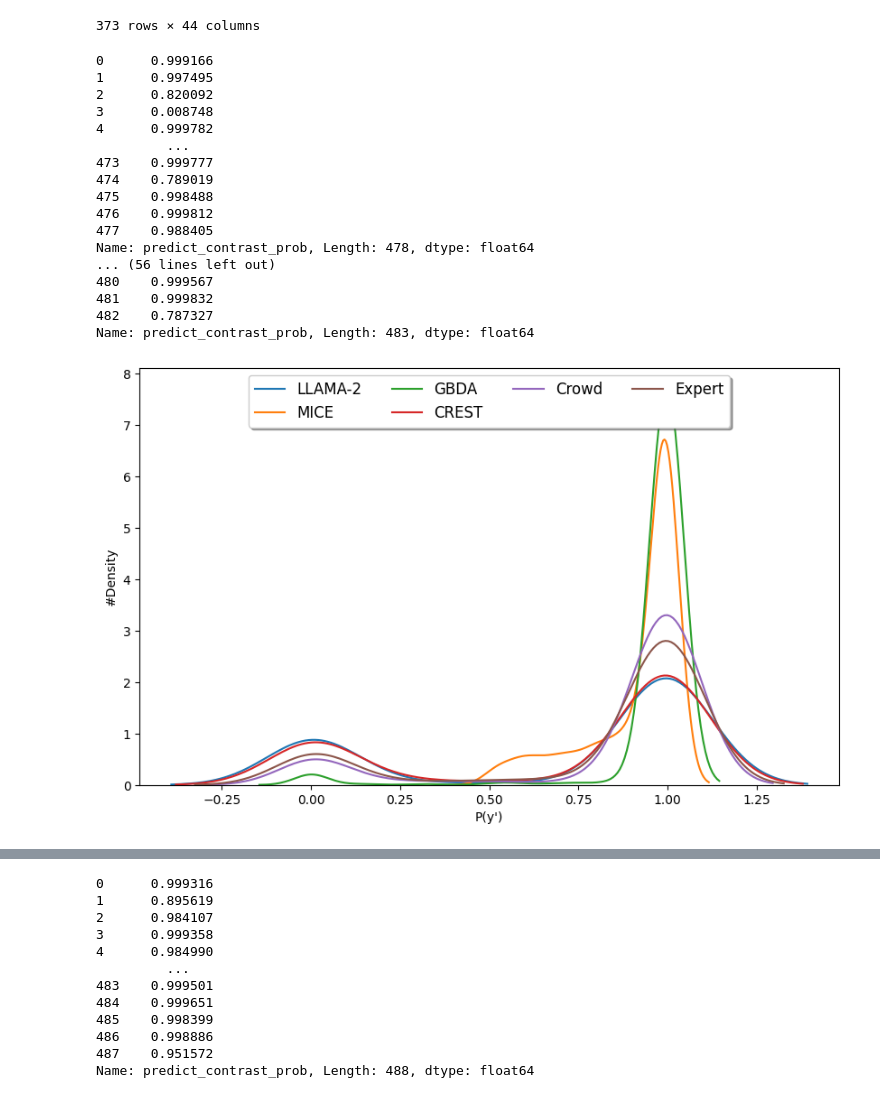
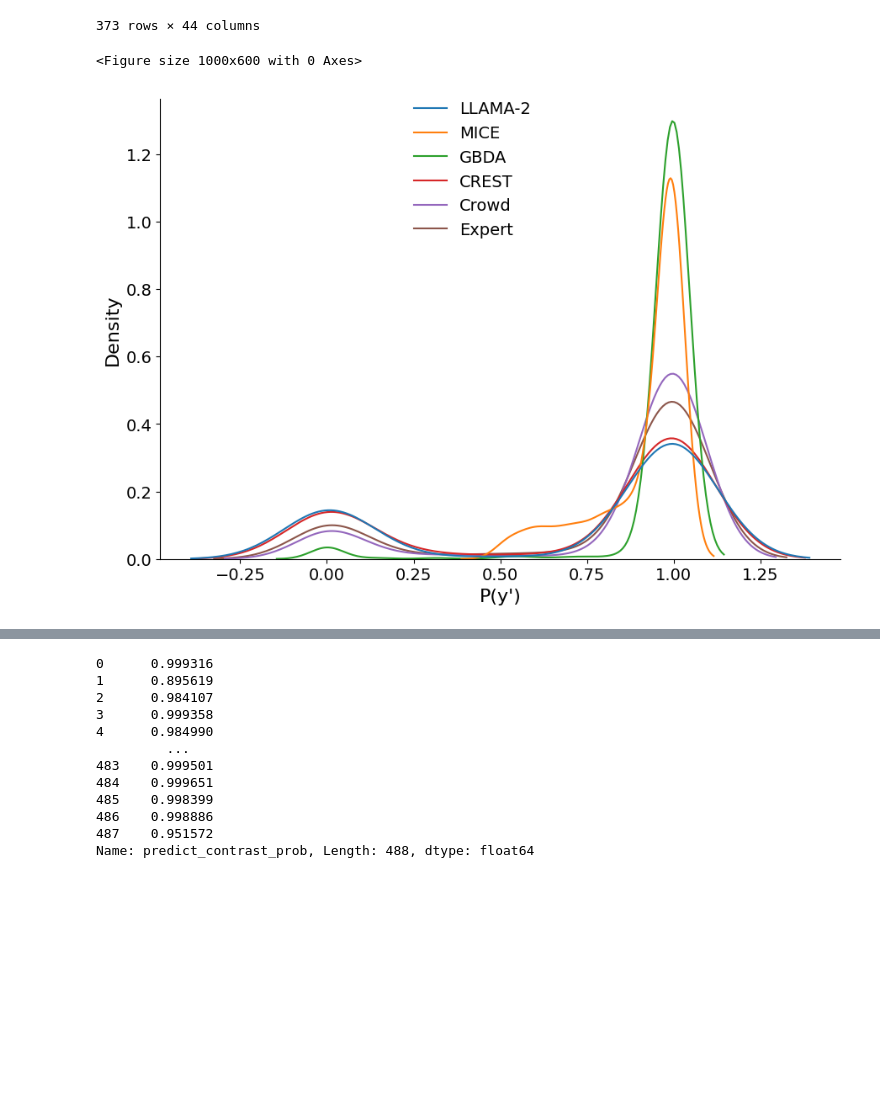
Before and after one commit to aix-group/CEval---Counterfactual-Generation-Benchmark, a Jupyter notebook: results/analysis.ipynb, the cells around one changed output, grey strips where cells are left out. Saved outputs shown, nothing was run; the diff lists cells and outputs as text; code cells hidden in the pictures; blank space fills up the shorter version.

```diff
--- a/results/analysis.ipynb
+++ b/results/analysis.ipynb
@@ -724,47 +724,47 @@ df
 # %%
 import seaborn as sns
 import numpy
 import matplotlib.pyplot as plt
 import pandas as pd
-bins = numpy.linspace(0, 1.05, num=20) -0.025
+data = None
+# bins = numpy.linspace(0, 1.05, num=20) -0.025
 methods = ["llama_1", "mice", "gbda", "crest", "crowd", "expert"]
 labels = ["LLAMA-2", "MICE", "GBDA", "CREST", "Crowd", "Expert"]
 # Plotting histograms
 plt.figure(figsize=(10, 6))  # Adjust figure size if needed
-for name, method in zip(labels, methods):
+# for name, method in zip(labels, methods):
+#     df = pd.read_csv(f"imdb/{method}/results_auto_eval.csv")
+#     print(df['predict_contrast_prob'])
+#     sns.kdeplot(df['predict_contrast_prob'].to_list(), label=name,common_norm=True)
+for method in methods:
     df = pd.read_csv(f"imdb/{method}/results_auto_eval.csv")
-    print(df['predict_contrast_prob'])
-    sns.kdeplot(df['predict_contrast_prob'].to_list(), label=name)
+    data = pd.concat([data, df['predict_contrast_prob']], axis=1)
+
+# Rename columns for better labeling
+data.columns = labels
+
+# Create a displot
+g = sns.displot(data, kind='kde', fill=False, height=6, aspect=1.5)
+    # sns.histplot(df['predict_contrast_prob'].to_list(), bins=20, kde=True, hist=False, label=f"{name}", fill=True)
 # sns.kdeplot(df['orig_contrast_probs'].to_list(),label="Original")
 # Adding labels and title
-plt.xlabel('P(y\')')
-plt.ylabel('#Density')
+plt.xlabel('P(y\')', fontsize=16)
+plt.ylabel('Density', fontsize=16)
 plt.title('')
-
+plt.xticks(fontsize=14)
+plt.yticks(fontsize=14)
+sns.move_legend(obj=g, loc='upper center',  frameon=False,  fontsize=14,)
+# Increase font size for legend
+# plt.legend(fontsize=14)
 # Adding legend on the top
-plt.legend(loc='upper center', fancybox=True, shadow=True, ncol=4, fontsize='large')
-# plt.savefig('plot_imdb.pdf', bbox_inches='tight')
+# plt.legend(loc='center',  fontsize=14, frameon=False)
+# plt.legend(loc='upper center', bbox_to_anchor=(0.5, -0.15), fancybox=True, shadow=True, ncol=4, fontsize=14, frameon=False)
+plt.savefig('plot_imdb.pdf', bbox_inches='tight')
 plt.show()
 # Displaying t
 # %% [output]
-0      0.999166
-1      0.997495
-2      0.820092
-3      0.008748
-4      0.999782
-         ...
-473    0.999777
-474    0.789019
-475    0.998488
-476    0.999812
-477    0.988405
-Name: predict_contrast_prob, Length: 478, dtype: float64
-... (56 lines left out)
-480    0.999567
-481    0.999832
-482    0.787327
-Name: predict_contrast_prob, Length: 483, dtype: float64
+<Figure size 1000x600 with 0 Axes>
-[figure, old version]
+[figure, new version]
 # %%
 import seaborn as sns
 import numpy as np
```
Also changed, not shown: parts of 2 cells of this notebook, 2 other files.
